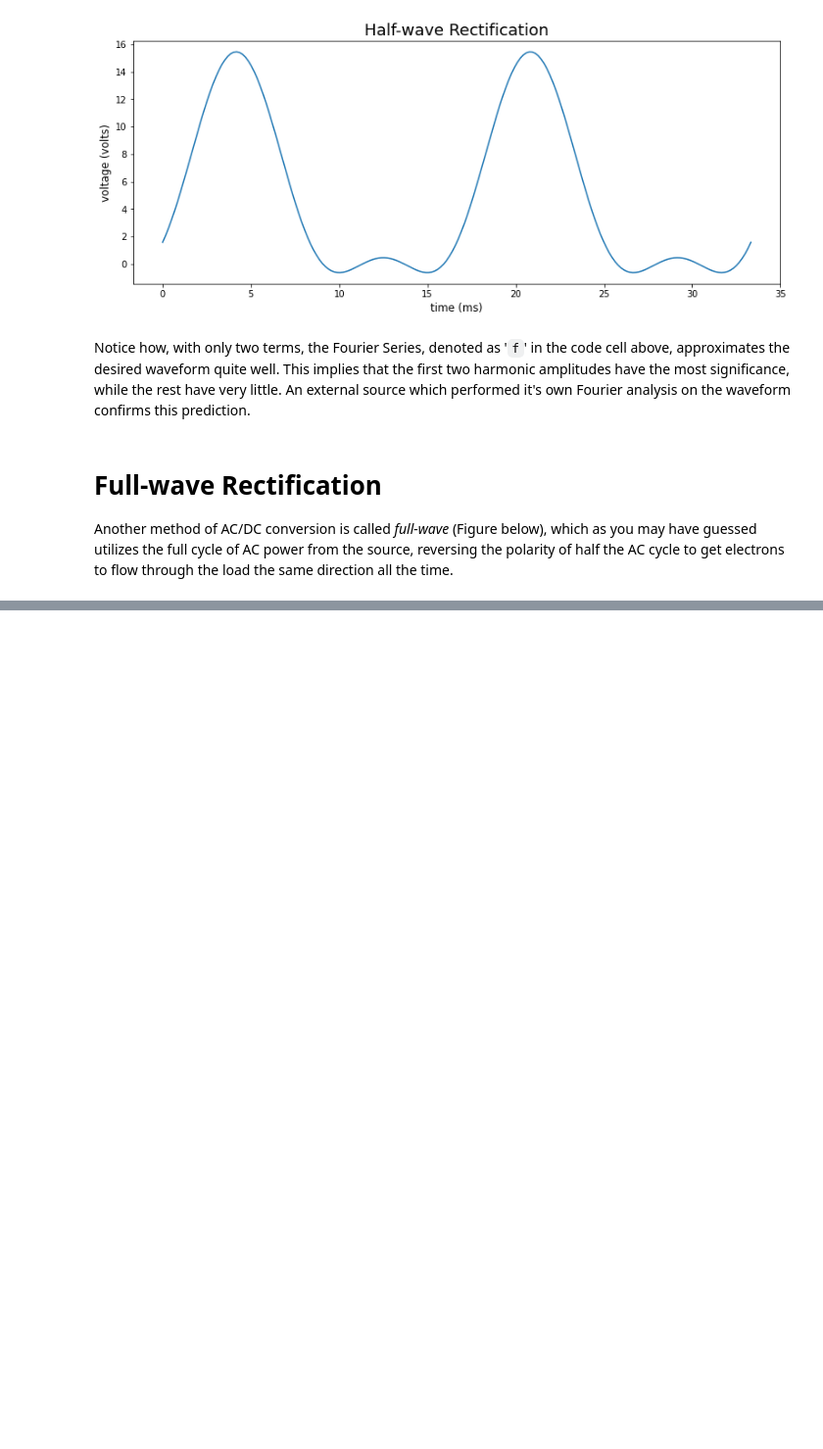
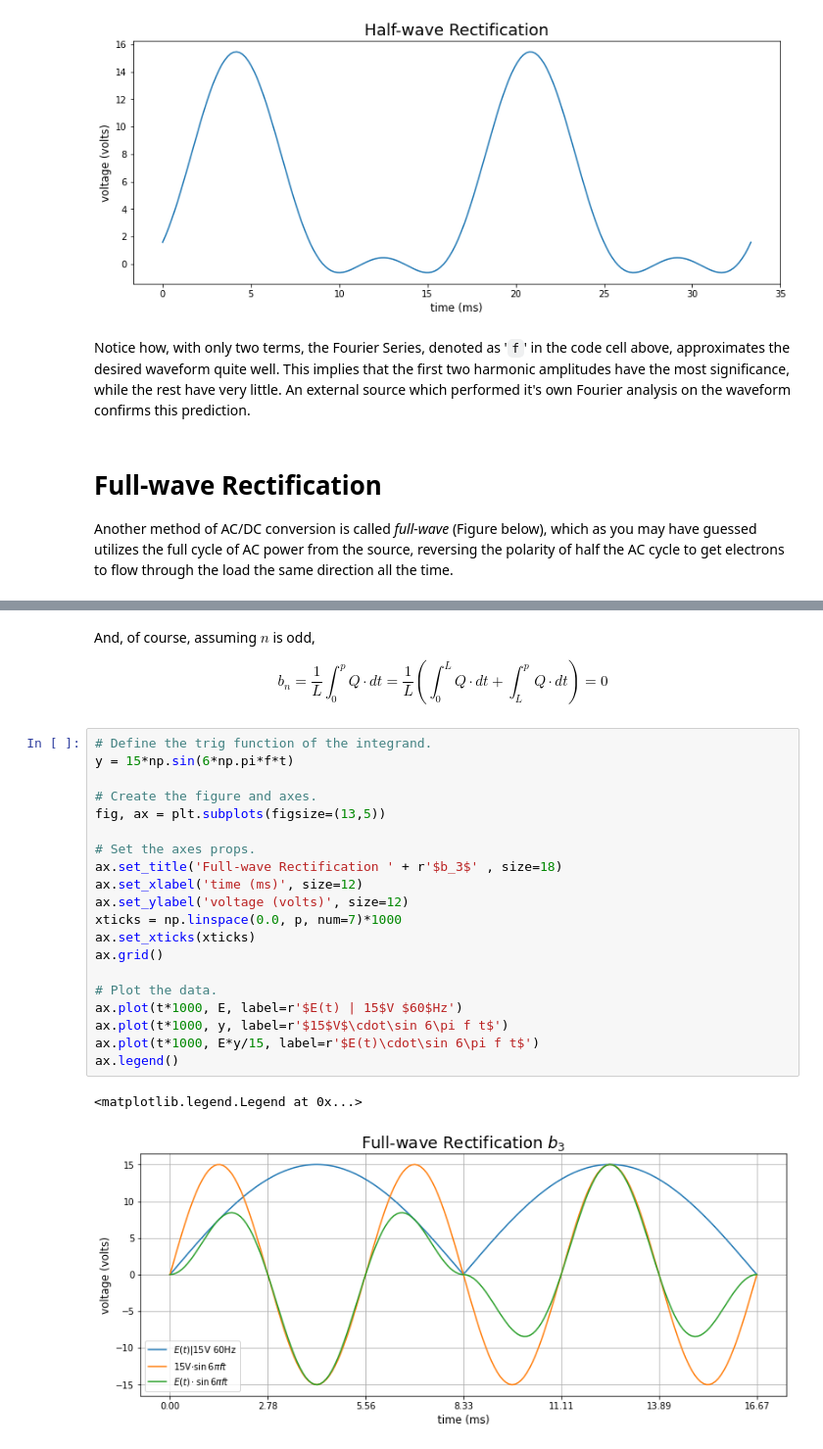
Before and after one commit to jordandll/CircuitTheory-Jupyter, a Jupyter notebook: AlternatingCurrent/Mixed-Frequency/OtherWaveshapes.ipynb, the cells around one changed output, grey strips where cells are left out. Shown: that part at 98% size. Cells and saved outputs as stored; diff of their text form; blank space fills up the shorter version.

```diff
--- a/AlternatingCurrent/Mixed-Frequency/OtherWaveshapes.ipynb
+++ b/AlternatingCurrent/Mixed-Frequency/OtherWaveshapes.ipynb
@@ -411,0 +626,27 @@ $$b_2 = \frac{30}{L}(0 - 0) = 0 $$
+# %% [markdown]
+And, of course, assuming $n$ is odd,
+
+$$ b_n = \frac{1}{L}\int_0^p Q \cdot dt = \frac{1}{L}\left(\int_0^L Q \cdot dt + \int_L^p Q \cdot dt \right) = 0$$
+# %%
+# Define the trig function of the integrand.
+y = 15*np.sin(6*np.pi*f*t)
+
+# Create the figure and axes.
+fig, ax = plt.subplots(figsize=(13,5))
+
+# Set the axes props.
+ax.set_title('Full-wave Rectification ' + r'$b_3$' , size=18)
+ax.set_xlabel('time (ms)', size=12)
+ax.set_ylabel('voltage (volts)', size=12)
+xticks = np.linspace(0.0, p, num=7)*1000
+ax.set_xticks(xticks)
+ax.grid()
+
+# Plot the data.
+ax.plot(t*1000, E, label=r'$E(t) | 15$V $60$Hz')
+ax.plot(t*1000, y, label=r'$15$V$\cdot\sin 6\pi f t$')
+ax.plot(t*1000, E*y/15, label=r'$E(t)\cdot\sin 6\pi f t$')
+ax.legend()
+# %% [output]
+<matplotlib.legend.Legend at 0x...>
+[figure, added]
```
Also changed, not shown: parts of 126 cells of this notebook, 6 other files.
